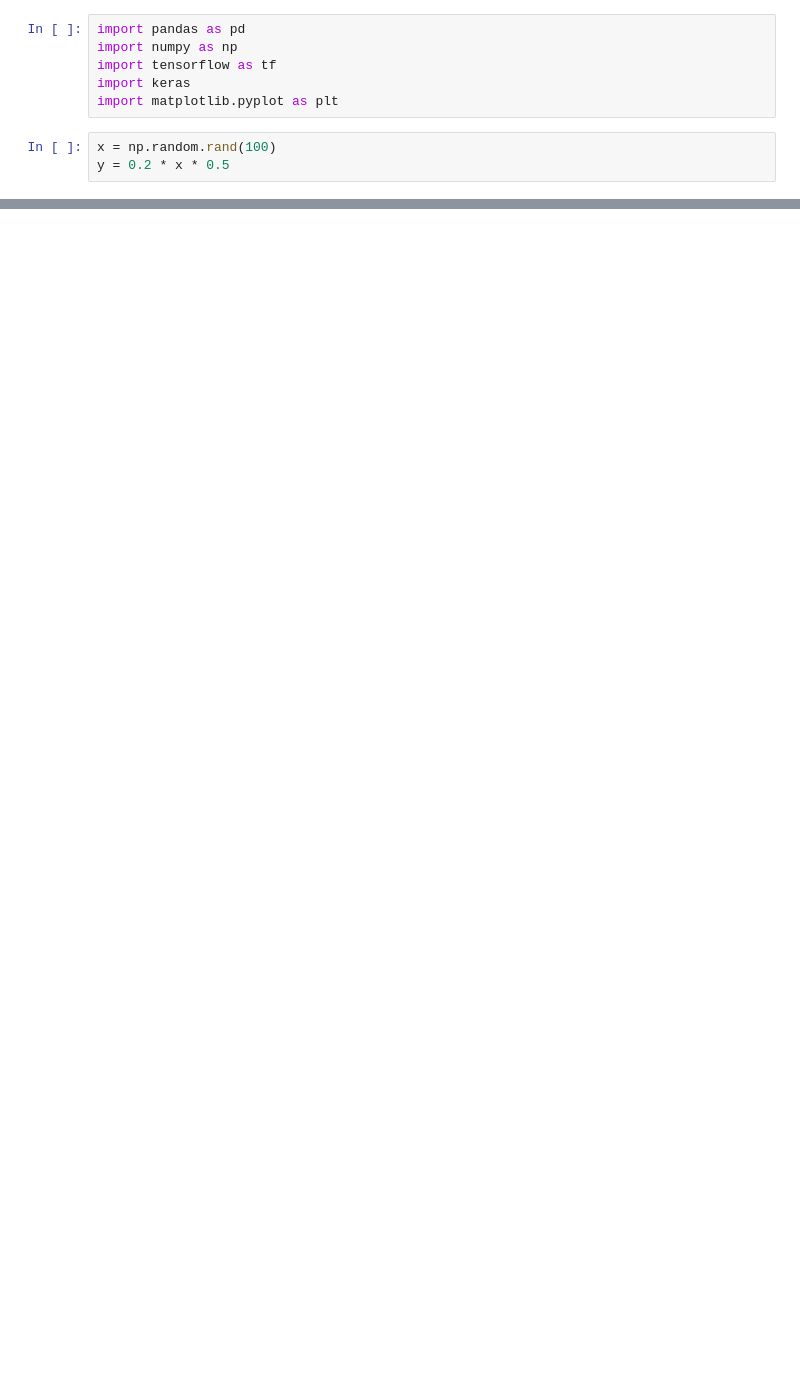
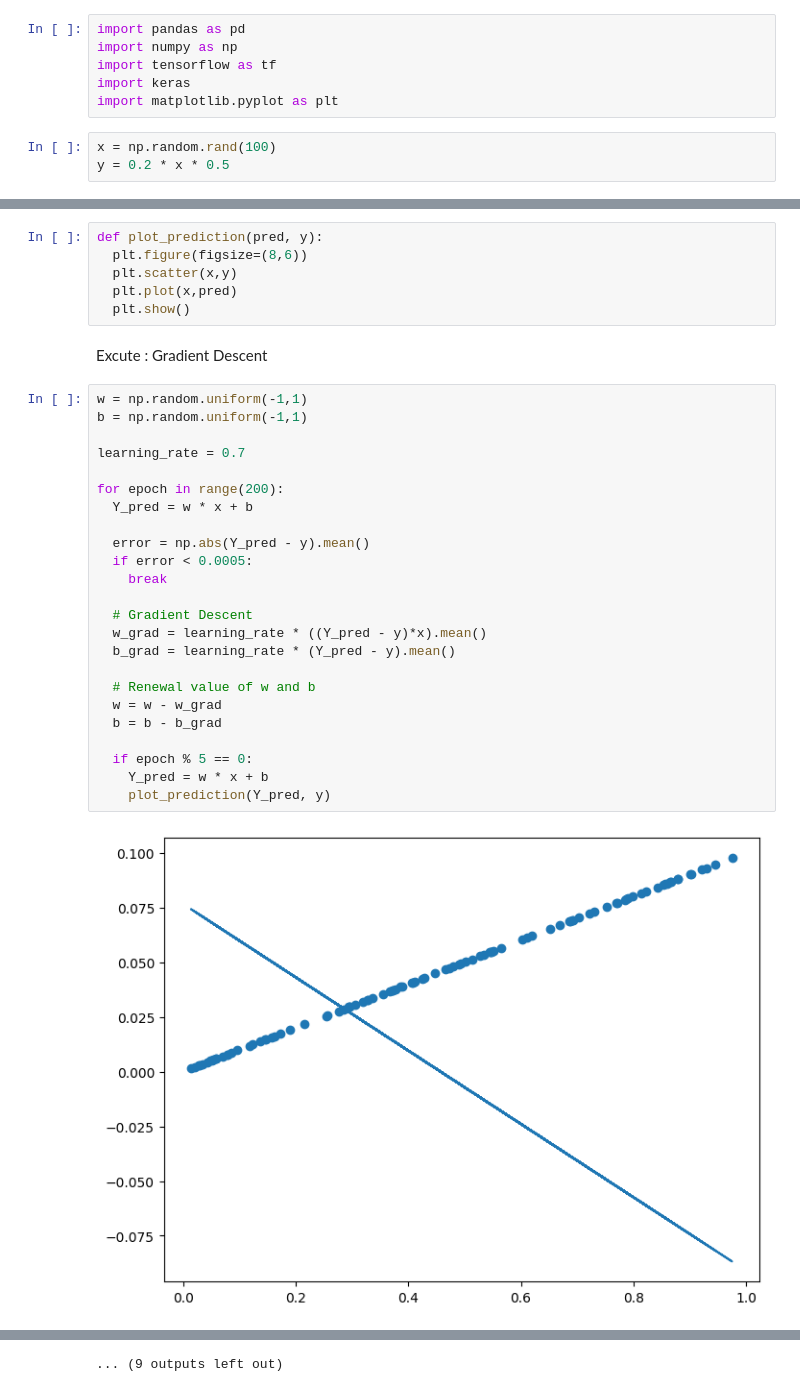
Before and after one commit to greapis/Tensorflow_Python, a Jupyter notebook: Gradient discent practice.ipynb, the cells around one changed output, grey strips where cells are left out. Drawn from its saved outputs; the diff is of its cells as text; blank space fills up the shorter version.

```diff
--- a/Gradient discent practice.ipynb
+++ b/Gradient discent practice.ipynb
@@ -17,0 +18,34 @@ plt.show()
+# %%
+def plot_prediction(pred, y):
+  plt.figure(figsize=(8,6))
+  plt.scatter(x,y)
+  plt.plot(x,pred)
+  plt.show()
+# %% [markdown]
+Excute : Gradient Descent
+# %%
+w = np.random.uniform(-1,1)
+b = np.random.uniform(-1,1)
+
+learning_rate = 0.7
+
+for epoch in range(200):
+  Y_pred = w * x + b
+
+  error = np.abs(Y_pred - y).mean()
+  if error < 0.0005:
+    break
+
+  # Gradient Descent
+  w_grad = learning_rate * ((Y_pred - y)*x).mean()
+  b_grad = learning_rate * (Y_pred - y).mean()
+
+  # Renewal value of w and b
+  w = w - w_grad
+  b = b - b_grad
+
+  if epoch % 5 == 0:
+    Y_pred = w * x + b
+    plot_prediction(Y_pred, y)
+# %% [output]
+[figure, added]
@@ -17,0 +63 @@ plt.show()
+... (9 outputs left out)
```
Also changed, not shown: parts of 2 cells of this notebook.
